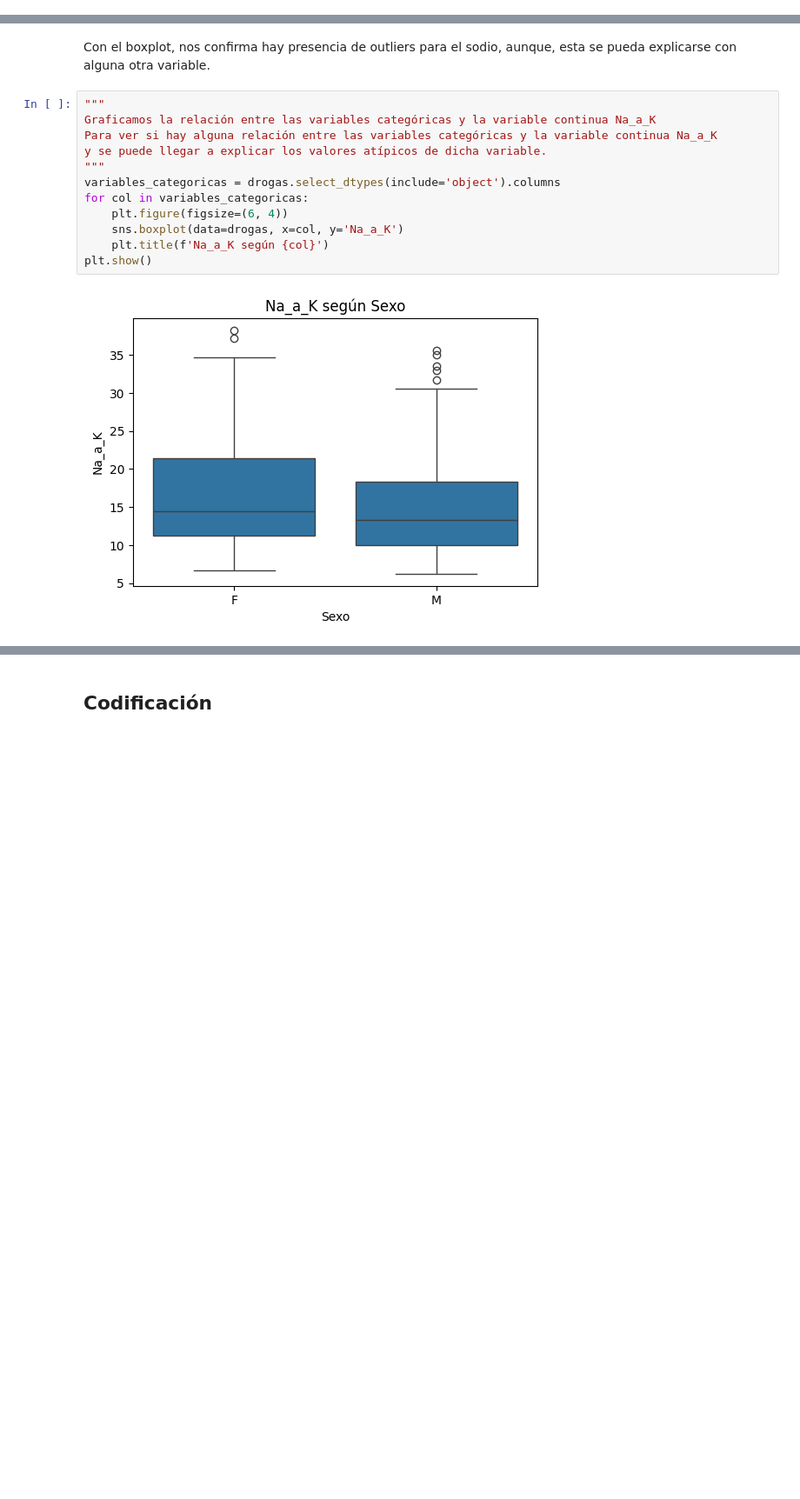
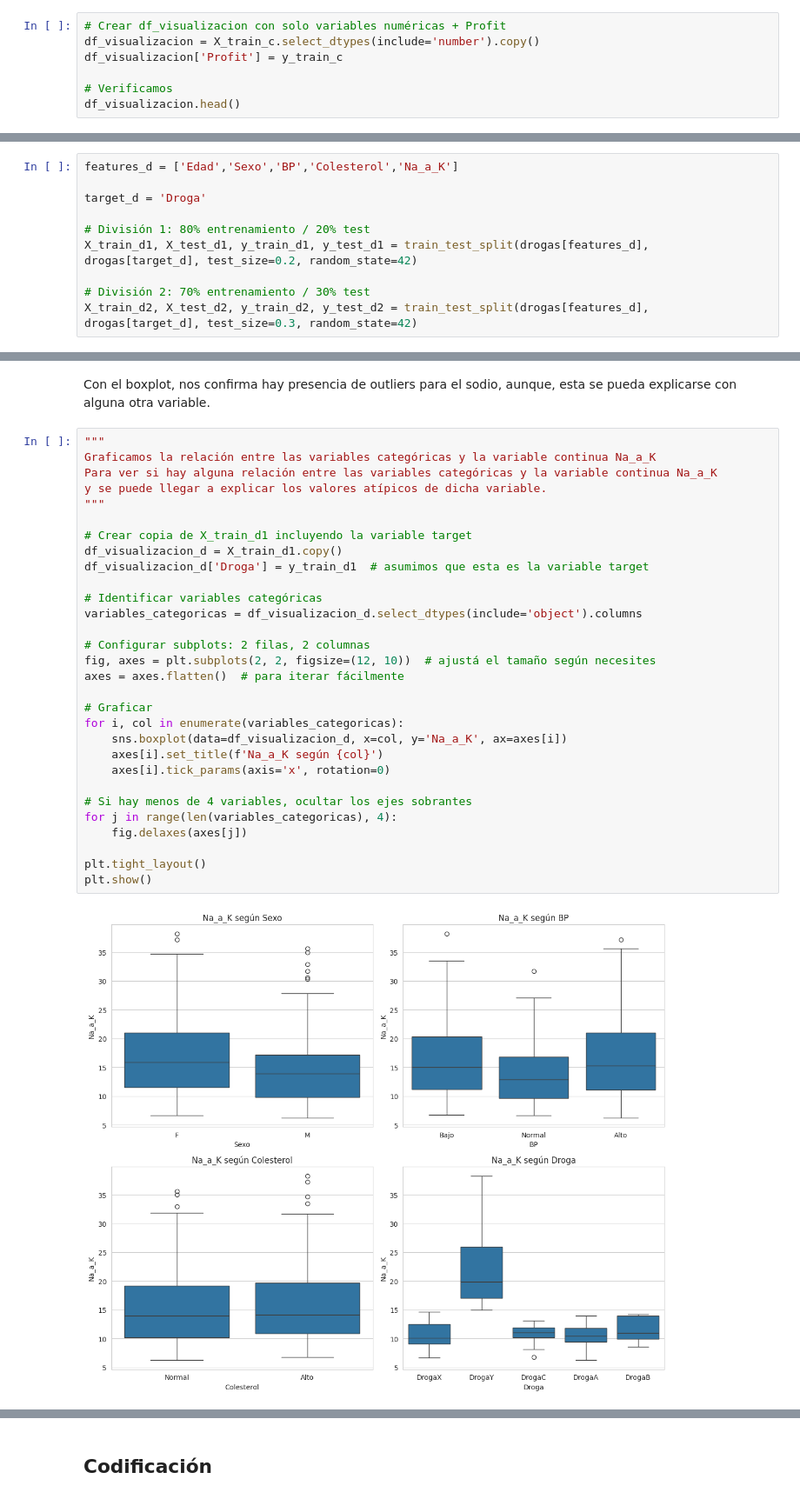
Before and after one commit to Kabarou/TP2_Mineria, a Jupyter notebook: tp2_mineria.ipynb, the cells around one changed output, grey strips where cells are left out. Shown at 87% size. Drawn from its saved outputs; the diff is of its cells as text; blank space fills up the shorter version.

```diff
--- a/tp2_mineria.ipynb
+++ b/tp2_mineria.ipynb
@@ -160,0 +116,7 @@ X_train_c2, X_test_c2, y_train_c2, y_test_c2 = train_test_split(companias[featur
+# %%
+# Crear df_visualizacion con solo variables numéricas + Profit
+df_visualizacion = X_train_c.select_dtypes(include='number').copy()
+df_visualizacion['Profit'] = y_train_c
+
+# Verificamos
+df_visualizacion.head()
@@ -376 +416,11 @@ drogas.describe()
+# %%
+features_d = ['Edad','Sexo','BP','Colesterol','Na_a_K']
+
+target_d = 'Droga'
+
+# División 1: 80% entrenamiento / 20% test
+X_train_d1, X_test_d1, y_train_d1, y_test_d1 = train_test_split(drogas[features_d], drogas[target_d], test_size=0.2, random_state=42)
+
+# División 2: 70% entrenamiento / 30% test
+X_train_d2, X_test_d2, y_train_d2, y_test_d2 = train_test_split(drogas[features_d], drogas[target_d], test_size=0.3, random_state=42)
 # %% [markdown]
@@ -400,14 +450,32 @@ Con el boxplot, nos confirma hay presencia de outliers para el sodio, aunque, es
 # %%
 """
 Graficamos la relación entre las variables categóricas y la variable continua Na_a_K
 Para ver si hay alguna relación entre las variables categóricas y la variable continua Na_a_K
 y se puede llegar a explicar los valores atípicos de dicha variable.
 """
-variables_categoricas = drogas.select_dtypes(include='object').columns
-for col in variables_categoricas:
-    plt.figure(figsize=(6, 4))
-    sns.boxplot(data=drogas, x=col, y='Na_a_K')
-    plt.title(f'Na_a_K según {col}')
+
+# Crear copia de X_train_d1 incluyendo la variable target
+df_visualizacion_d = X_train_d1.copy()
+df_visualizacion_d['Droga'] = y_train_d1  # asumimos que esta es la variable target
+
+# Identificar variables categóricas
+variables_categoricas = df_visualizacion_d.select_dtypes(include='object').columns
+
+# Configurar subplots: 2 filas, 2 columnas
+fig, axes = plt.subplots(2, 2, figsize=(12, 10))  # ajustá el tamaño según necesites
+axes = axes.flatten()  # para iterar fácilmente
+
+# Graficar
+for i, col in enumerate(variables_categoricas):
+    sns.boxplot(data=df_visualizacion_d, x=col, y='Na_a_K', ax=axes[i])
+    axes[i].set_title(f'Na_a_K según {col}')
+    axes[i].tick_params(axis='x', rotation=0)
+
+# Si hay menos de 4 variables, ocultar los ejes sobrantes
+for j in range(len(variables_categoricas), 4):
+    fig.delaxes(axes[j])
+
+plt.tight_layout()
 plt.show()
 # %% [output]
-[figure, old version]
+[figure, new version]
```
Also changed, not shown: parts of 100 cells of this notebook.
